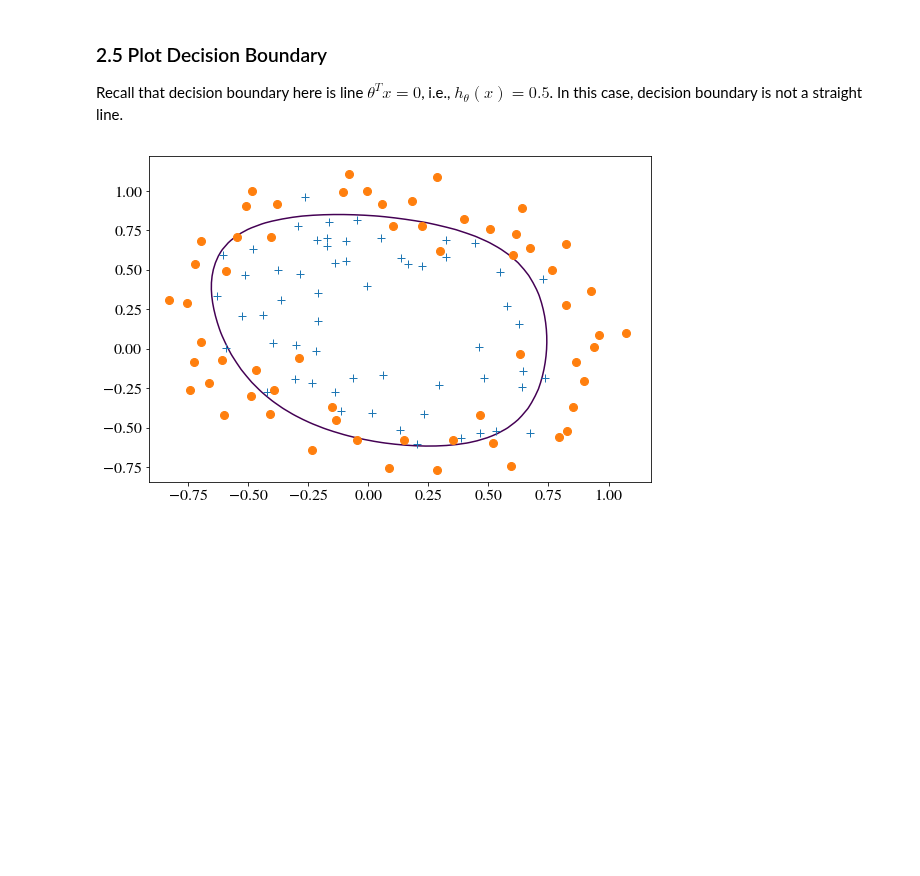
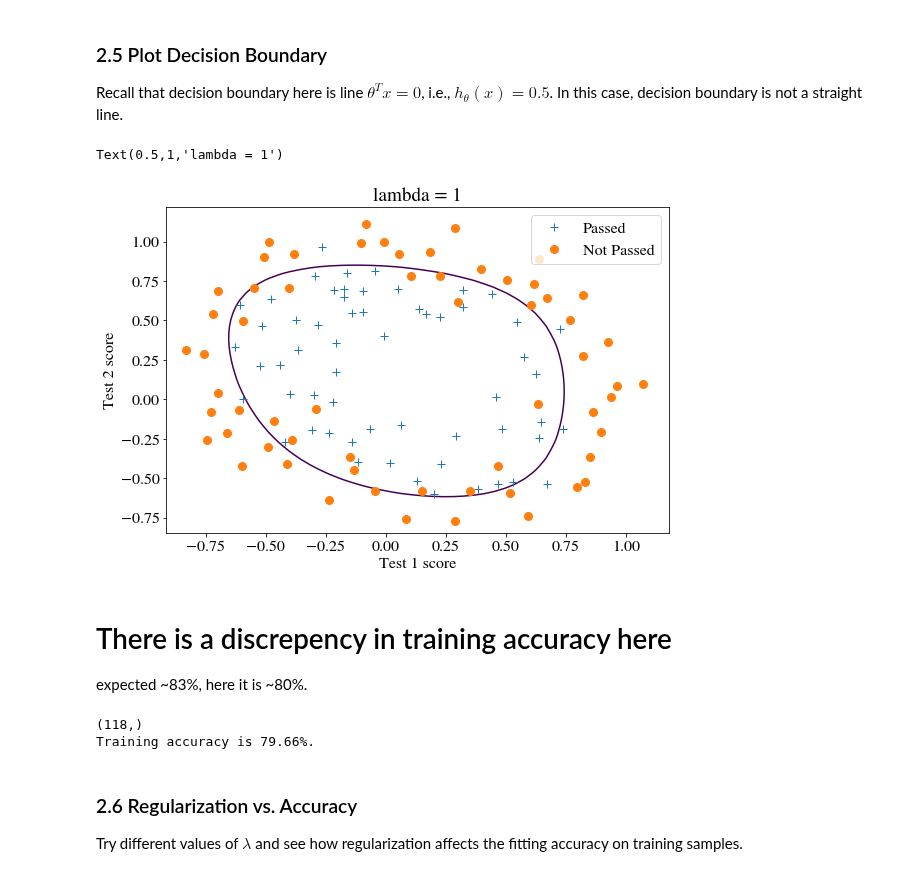
Before and after one commit to oeyh/NN, a Jupyter notebook: assignment2 logistic regression/Assign 2 Logistic Regression.ipynb, the cells around one changed output. Saved outputs shown, nothing was run; the diff lists cells and outputs as text; code cells hidden in the pictures; blank space fills up the shorter version.

Commit message:
try different regularization coefficent; debug accuracy discrepency (to be continued)

```diff
--- a/assignment2 logistic regression/Assign 2 Logistic Regression.ipynb
+++ b/assignment2 logistic regression/Assign 2 Logistic Regression.ipynb
@@ -546,8 +546,31 @@ def plotDecisionBoundary2(theta, X, y):
         ax.contour(u, v, z.T, levels=[0]) # level=0 meaning theta*X=0
 
     return fig, ax
-# %%
-# Plot
-fig, ax = plotDecisionBoundary2(result.x, X_wb, y)
-# %% [output]
-[figure, removed]
+# %%
+# Plot
+fig, ax = plotDecisionBoundary2(result.x, X_wb, y)
+ax.set_xlabel('Test 1 score')
+ax.set_ylabel('Test 2 score')
+ax.legend(['Passed', 'Not Passed'], loc='upper right')
+ax.set_title('lambda = {:d}'.format(lmd))
+# %% [output]
+Text(0.5,1,'lambda = 1')
+[figure, added]
+# %% [markdown]
+# There is a discrepency in training accuracy here
+expected ~83%, here it is ~80%.
+# %%
+# accuracy
+# compare prediction result with y and calculate accuracy
+print(((predict(result.x, X_wb)==y).astype(int)).shape)
+#print(np.concatenate((predict(result.x, X_wb)[:, np.newaxis], y[:, np.newaxis]), axis=1))
+accuracy = sum((predict(result.x, X_wb)==y).astype(int)) / len(y)
+
+print('Training accuracy is {:.2f}%.'.format(accuracy*100))
+# %% [output]
+(118,)
+Training accuracy is 79.66%.
+# %% [markdown]
+### 2.6 Regularization vs. Accuracy
+
+Try different values of $\lambda$ and see how regularization affects the fitting accuracy on training samples.
```
Also changed, not shown: parts of 2 cells of this notebook.
